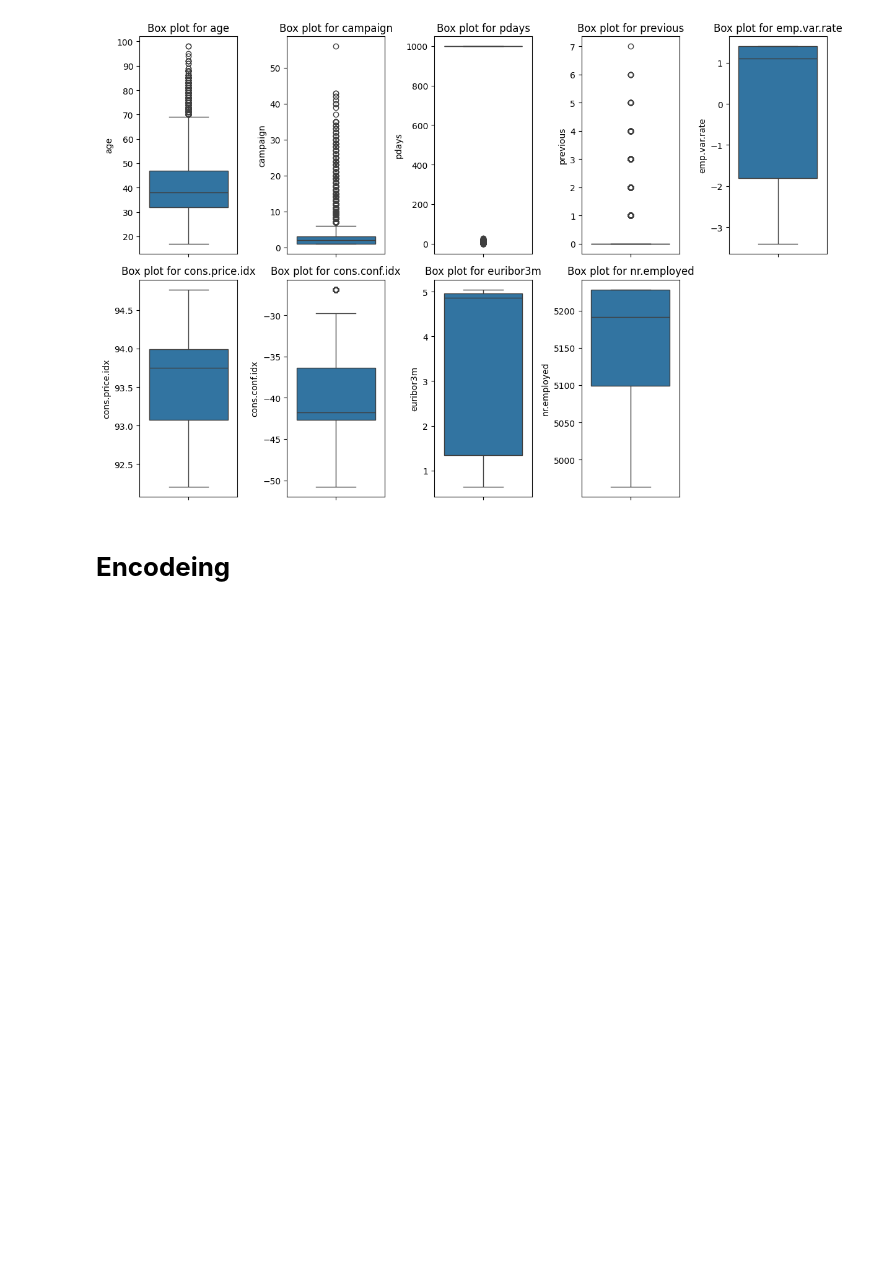
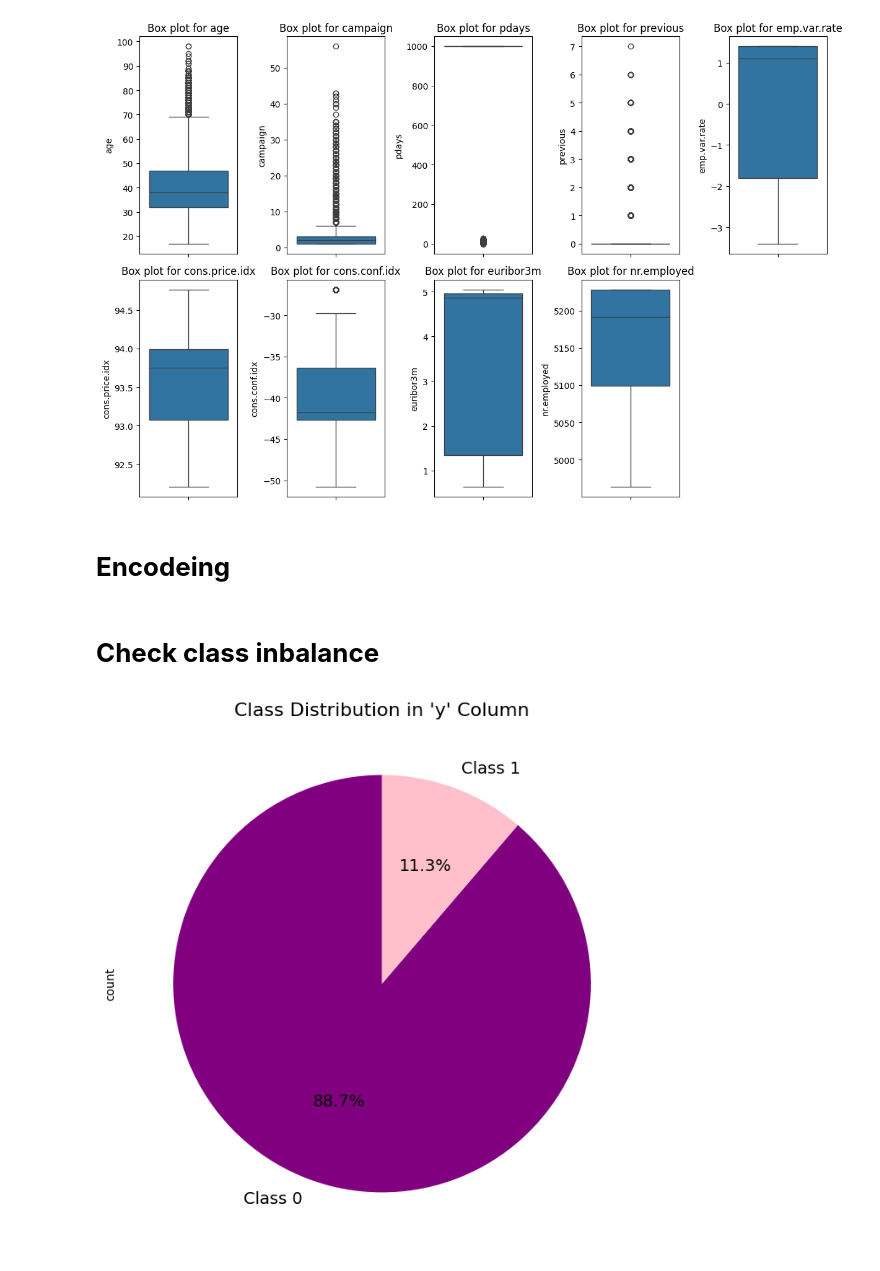
Before and after one commit to Mineth03/Client-Predicting, a Jupyter notebook: Preprocessing/DataPreprocessing.ipynb, the cells around one changed output. Drawn from its saved outputs; the diff is of its cells as text; code cells hidden in the pictures; blank space fills up the shorter version.

Commit message:
Check class imbalance

```diff
--- a/Preprocessing/DataPreprocessing.ipynb
+++ b/Preprocessing/DataPreprocessing.ipynb
@@ -296,3 +296,29 @@ encoded_data.head()
 
 # Save the encoded data to CSV
 encoded_data.to_csv('Encoded.csv', index=False)
+# %% [markdown]
+# **Check class inbalance**
+# %%
+import pandas as pd
+import matplotlib.pyplot as plt
+
+file_path = "Encoded.csv"
+data = pd.read_csv(file_path)
+
+# Count occurrences of each value in the "y" column
+counts = data["y"].value_counts()
+
+# Display as a pie chart
+plt.figure(figsize=(8, 8))
+counts.plot.pie(
+    labels=["Class 0", "Class 1"],
+    autopct="%1.1f%%",
+    startangle=90,
+    colors=["purple", "pink"],
+    textprops={"fontsize": 14}
+)
+plt.title("Class Distribution in 'y' Column", fontsize=16)
+plt.ylabel("")
+plt.show()
+# %% [output]
+[figure, added]
```
Also changed, not shown: parts of 2 cells of this notebook.
